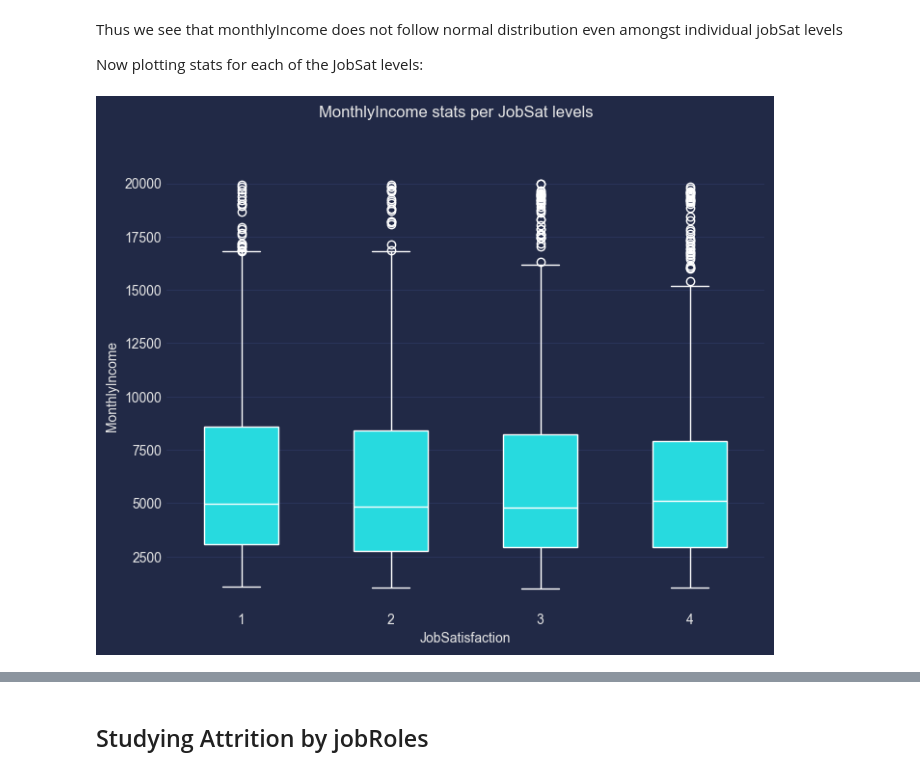
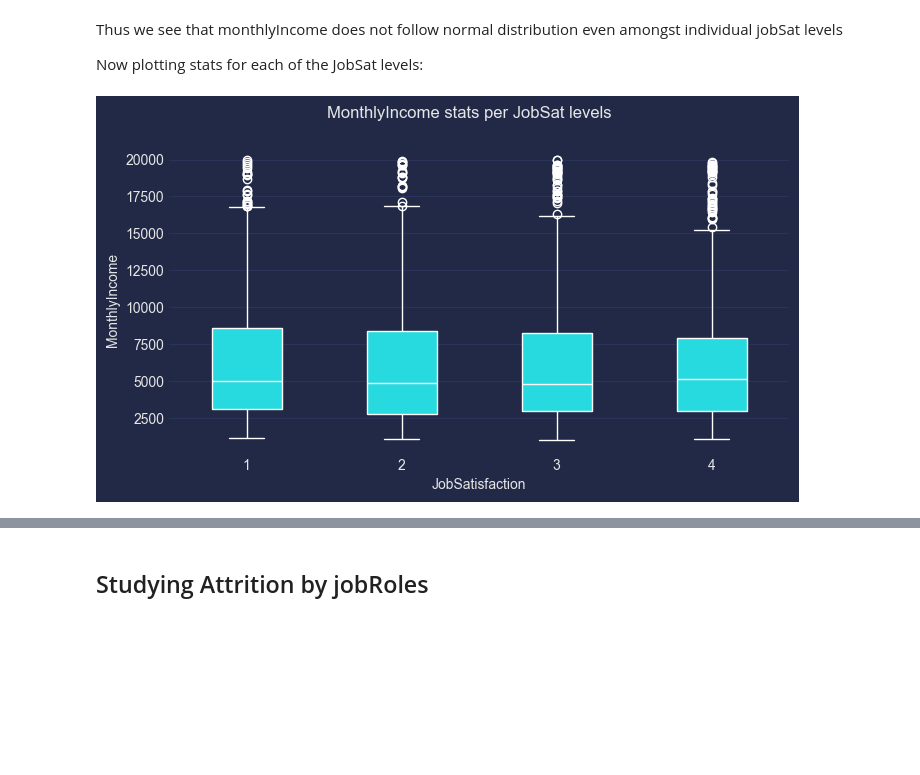
Before and after one commit to abhijeet-bhambere/python-ml-trail, a Jupyter notebook: ml_revision_1.ipynb, the cells around one changed output, grey strips where cells are left out. Drawn from its saved outputs; the diff is of its cells as text; code cells hidden in the pictures; blank space fills up the shorter version.

```diff
--- a/ml_revision_1.ipynb
+++ b/ml_revision_1.ipynb
@@ -550,9 +585,9 @@ Thus we see that monthlyIncome does not follow normal distribution even amongst
 
 Now plotting stats for each of the JobSat levels:
 # %%
-plt.figure(figsize=(8,6))
-sns.boxplot(data=ibmhr_df, x= 'JobSatisfaction' , y= 'MonthlyIncome', width=0.5, linecolor='white')
+plt.figure(figsize=(8,4))
+sns.boxplot(data=ibmhr_df, x= 'JobSatisfaction' , y= 'MonthlyIncome', width=0.45, linecolor='white')
 plt.suptitle("MonthlyIncome stats per JobSat levels")
 plt.show()
 # %% [output]
-[figure, old version]
+[figure, new version]
```
Also changed, not shown: parts of 26 cells of this notebook.
